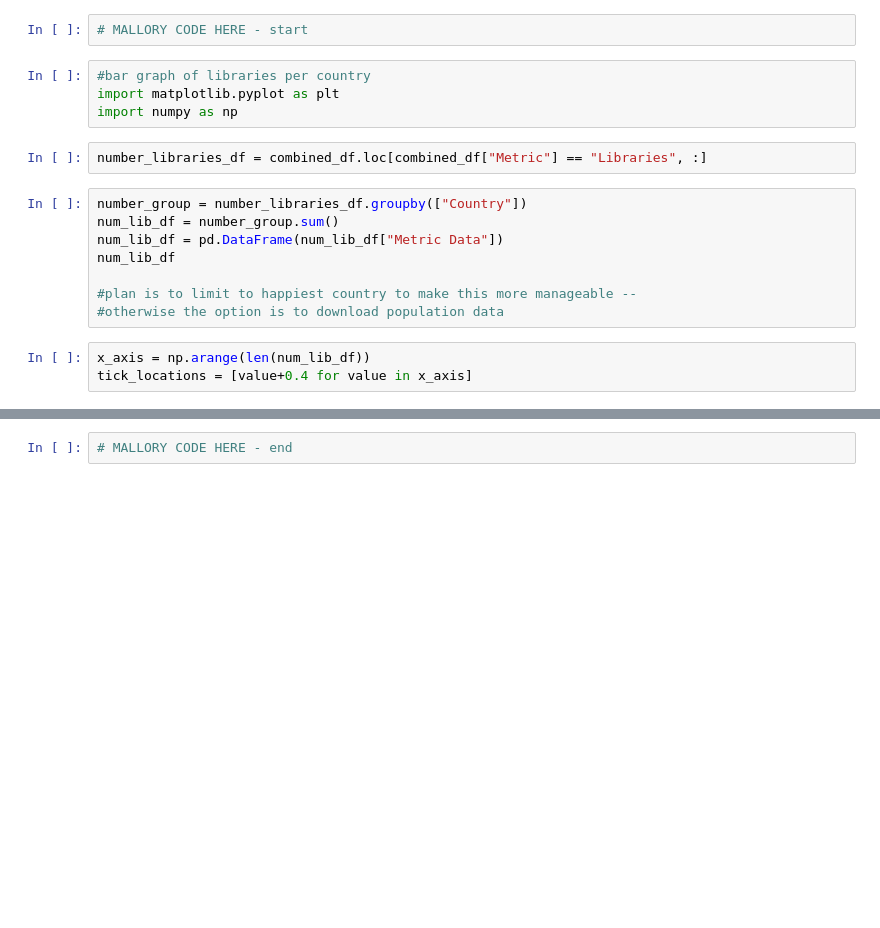
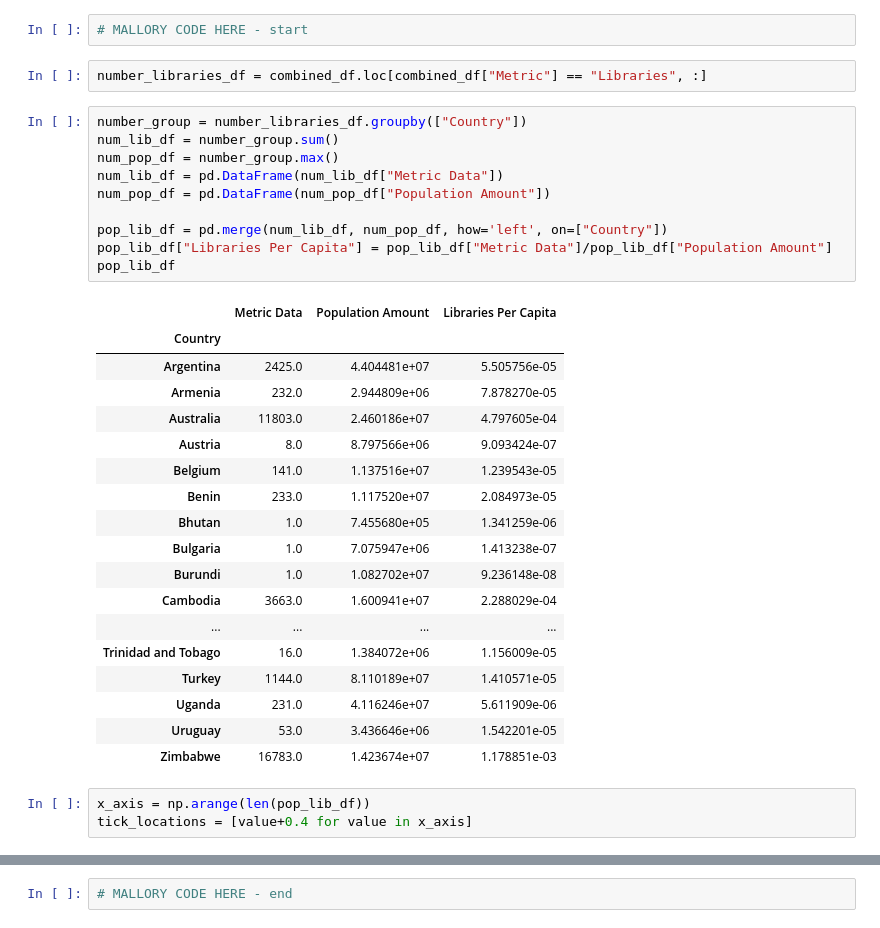
Before and after one commit to zpoeschl/Libraries-vs-Happiness, a Jupyter notebook: WorkingNotebook.ipynb, the cells around one changed output, grey strips where cells are left out. Saved outputs shown, nothing was run; the diff lists cells and outputs as text; blank space fills up the shorter version.

```diff
--- a/WorkingNotebook.ipynb
+++ b/WorkingNotebook.ipynb
@@ -229,21 +361,38 @@ plt.show()
 # ZOE CODE HERE - end
 # %%
 # MALLORY CODE HERE - start
-# %%
-#bar graph of libraries per country
-import matplotlib.pyplot as plt
-import numpy as np
 # %%
 number_libraries_df = combined_df.loc[combined_df["Metric"] == "Libraries", :]
-# %%
-number_group = number_libraries_df.groupby(["Country"])
-num_lib_df = number_group.sum()
-num_lib_df = pd.DataFrame(num_lib_df["Metric Data"])
-num_lib_df
-
-#plan is to limit to happiest country to make this more manageable --
-#otherwise the option is to download population data
+# %%
+number_group = number_libraries_df.groupby(["Country"])
+num_lib_df = number_group.sum()
+num_pop_df = number_group.max()
+num_lib_df = pd.DataFrame(num_lib_df["Metric Data"])
+num_pop_df = pd.DataFrame(num_pop_df["Population Amount"])
+
+pop_lib_df = pd.merge(num_lib_df, num_pop_df, how='left', on=["Country"])
+pop_lib_df["Libraries Per Capita"] = pop_lib_df["Metric Data"]/pop_lib_df["Population Amount"]
+pop_lib_df
+# %% [output]
+|  | Metric Data | Population Amount | Libraries Per Capita |
+| Country |  |  |  |
+| Argentina | 2425.0 | 4.404481e+07 | 5.505756e-05 |
+| Armenia | 232.0 | 2.944809e+06 | 7.878270e-05 |
+| Australia | 11803.0 | 2.460186e+07 | 4.797605e-04 |
+| Austria | 8.0 | 8.797566e+06 | 9.093424e-07 |
+| Belgium | 141.0 | 1.137516e+07 | 1.239543e-05 |
+| Benin | 233.0 | 1.117520e+07 | 2.084973e-05 |
+| Bhutan | 1.0 | 7.455680e+05 | 1.341259e-06 |
+| Bulgaria | 1.0 | 7.075947e+06 | 1.413238e-07 |
+| Burundi | 1.0 | 1.082702e+07 | 9.236148e-08 |
+| Cambodia | 3663.0 | 1.600941e+07 | 2.288029e-04 |
+| ... | ... | ... | ... |
+| Trinidad and Tobago | 16.0 | 1.384072e+06 | 1.156009e-05 |
+| Turkey | 1144.0 | 8.110189e+07 | 1.410571e-05 |
+| Uganda | 231.0 | 4.116246e+07 | 5.611909e-06 |
+| Uruguay | 53.0 | 3.436646e+06 | 1.542201e-05 |
+| Zimbabwe | 16783.0 | 1.423674e+07 | 1.178851e-03 |
 # %%
-x_axis = np.arange(len(num_lib_df))
+x_axis = np.arange(len(pop_lib_df))
 tick_locations = [value+0.4 for value in x_axis]
 # %%
```
Also changed, not shown: parts of 28 cells of this notebook, 3 other files.
